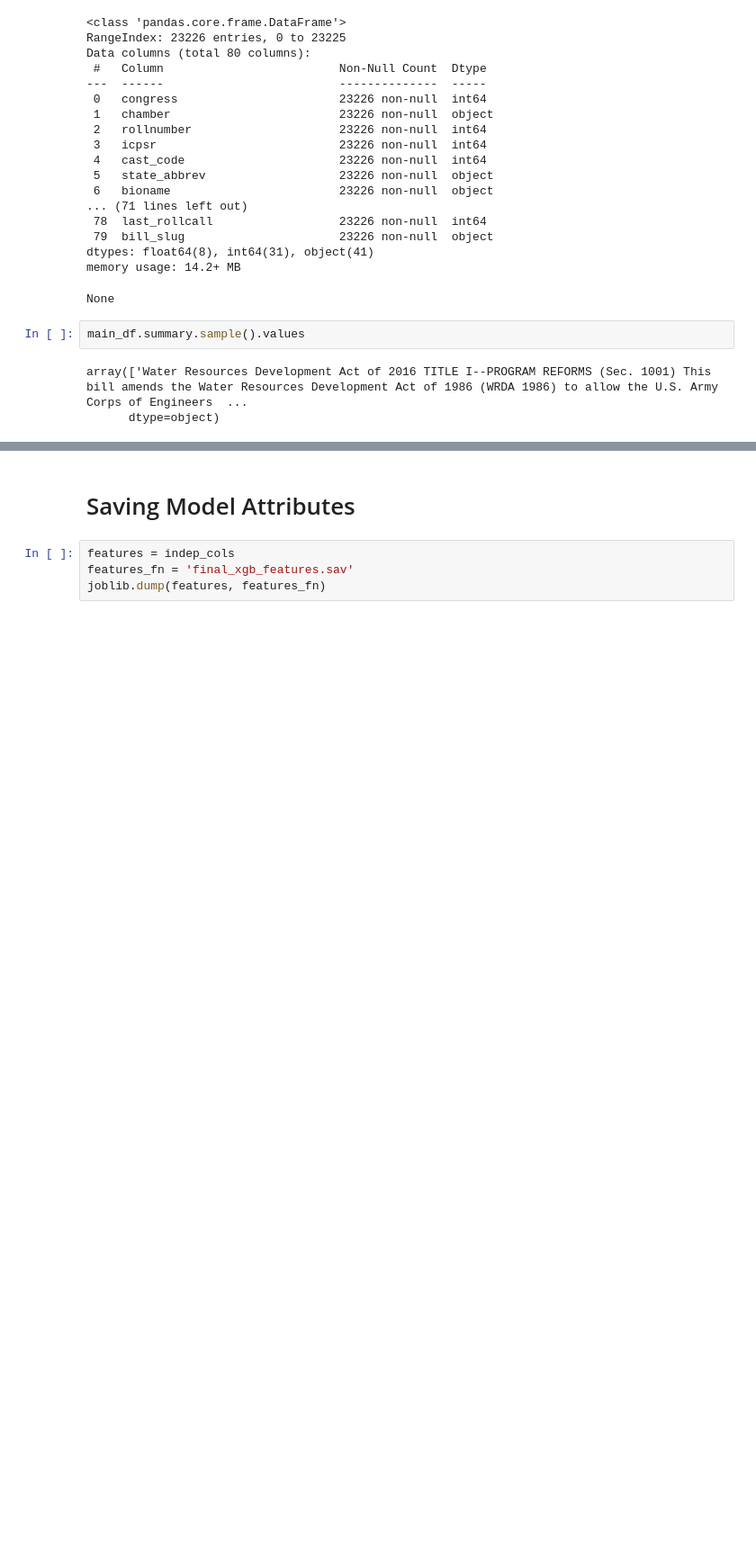
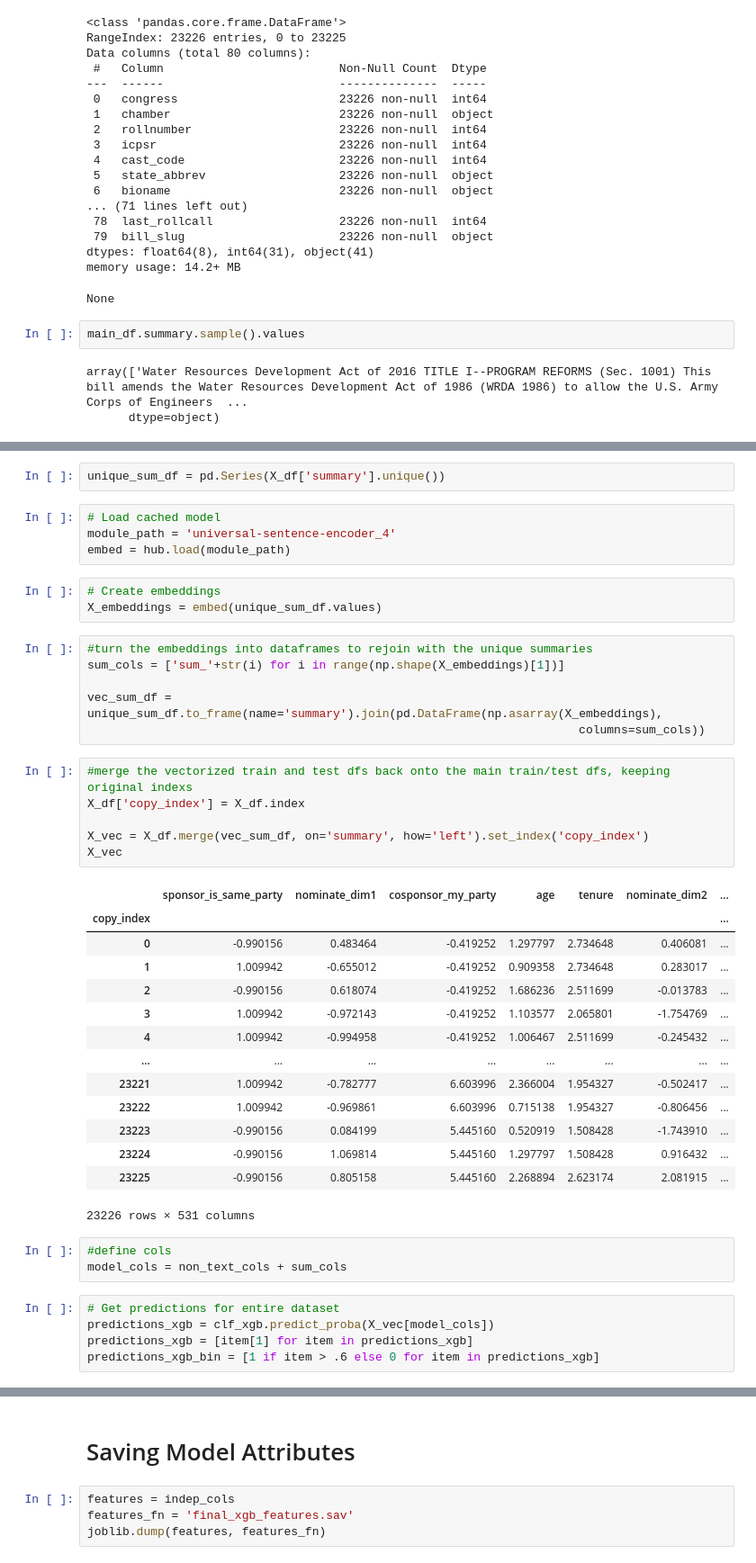
Before and after one commit to zapatos24/senator_nlp_vote_prediction, a Jupyter notebook: Test_notebook.ipynb, the cells around one changed output, grey strips where cells are left out. Shown at 90% size. Drawn from its saved outputs; the diff is of its cells as text; blank space fills up the shorter version.

```diff
--- a/Test_notebook.ipynb
+++ b/Test_notebook.ipynb
@@ -396,0 +418,44 @@ array(['Water Resources Development Act of 2016 TITLE I--PROGRAM REFORMS (Sec. 1
+# %%
+unique_sum_df = pd.Series(X_df['summary'].unique())
+# %%
+# Load cached model
+module_path = 'universal-sentence-encoder_4'
+embed = hub.load(module_path)
+# %%
+# Create embeddings
+X_embeddings = embed(unique_sum_df.values)
+# %%
+#turn the embeddings into dataframes to rejoin with the unique summaries
+sum_cols = ['sum_'+str(i) for i in range(np.shape(X_embeddings)[1])]
+
+vec_sum_df = unique_sum_df.to_frame(name='summary').join(pd.DataFrame(np.asarray(X_embeddings),
+                                                                      columns=sum_cols))
+# %%
+#merge the vectorized train and test dfs back onto the main train/test dfs, keeping original indexs
+X_df['copy_index'] = X_df.index
+
+X_vec = X_df.merge(vec_sum_df, on='summary', how='left').set_index('copy_index')
+X_vec
+# %% [output]
+|  | sponsor_is_same_party | nominate_dim1 | cosponsor_my_party | age | tenure | nominate_dim2 | ... |
+| copy_index |  |  |  |  |  |  | ... |
+| 0 | -0.990156 | 0.483464 | -0.419252 | 1.297797 | 2.734648 | 0.406081 | ... |
+| 1 | 1.009942 | -0.655012 | -0.419252 | 0.909358 | 2.734648 | 0.283017 | ... |
+| 2 | -0.990156 | 0.618074 | -0.419252 | 1.686236 | 2.511699 | -0.013783 | ... |
+| 3 | 1.009942 | -0.972143 | -0.419252 | 1.103577 | 2.065801 | -1.754769 | ... |
+| 4 | 1.009942 | -0.994958 | -0.419252 | 1.006467 | 2.511699 | -0.245432 | ... |
+| ... | ... | ... | ... | ... | ... | ... | ... |
+| 23221 | 1.009942 | -0.782777 | 6.603996 | 2.366004 | 1.954327 | -0.502417 | ... |
+| 23222 | 1.009942 | -0.969861 | 6.603996 | 0.715138 | 1.954327 | -0.806456 | ... |
+| 23223 | -0.990156 | 0.084199 | 5.445160 | 0.520919 | 1.508428 | -1.743910 | ... |
+| 23224 | -0.990156 | 1.069814 | 5.445160 | 1.297797 | 1.508428 | 0.916432 | ... |
+| 23225 | -0.990156 | 0.805158 | 5.445160 | 2.268894 | 2.623174 | 2.081915 | ... |
+23226 rows × 531 columns
+# %%
+#define cols
+model_cols = non_text_cols + sum_cols
+# %%
+# Get predictions for entire dataset
+predictions_xgb = clf_xgb.predict_proba(X_vec[model_cols])
+predictions_xgb = [item[1] for item in predictions_xgb]
+predictions_xgb_bin = [1 if item > .6 else 0 for item in predictions_xgb]
```
Also changed, not shown: parts of 12 cells of this notebook, 3 other files.
